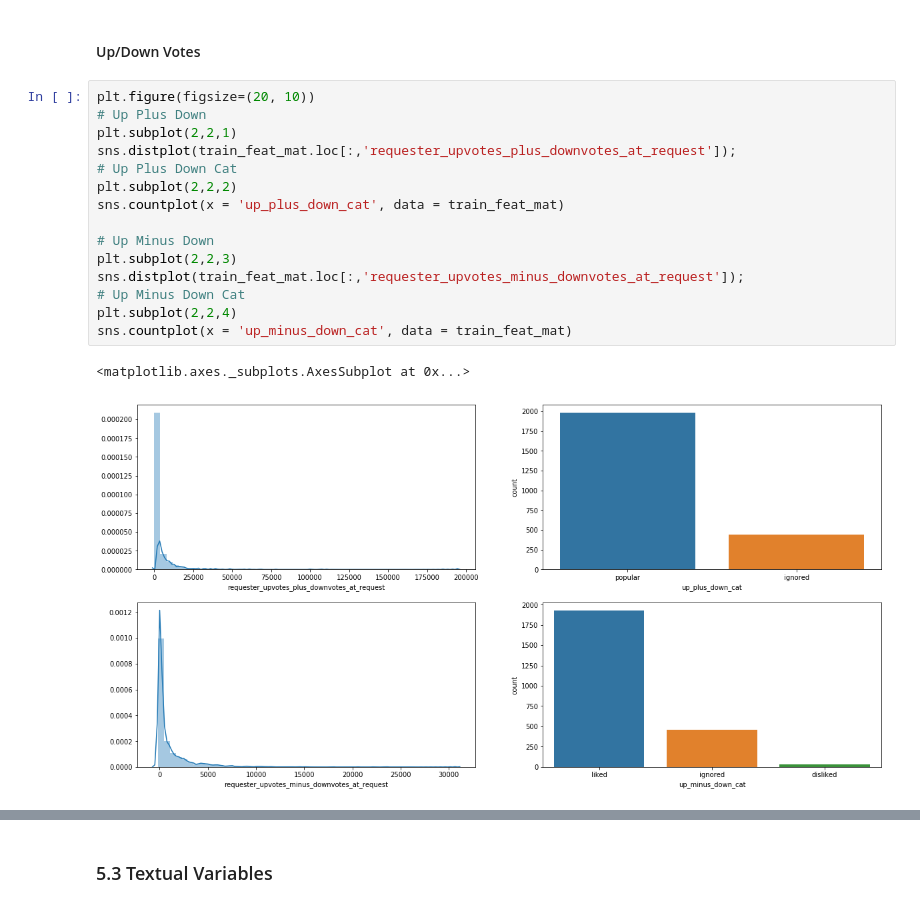
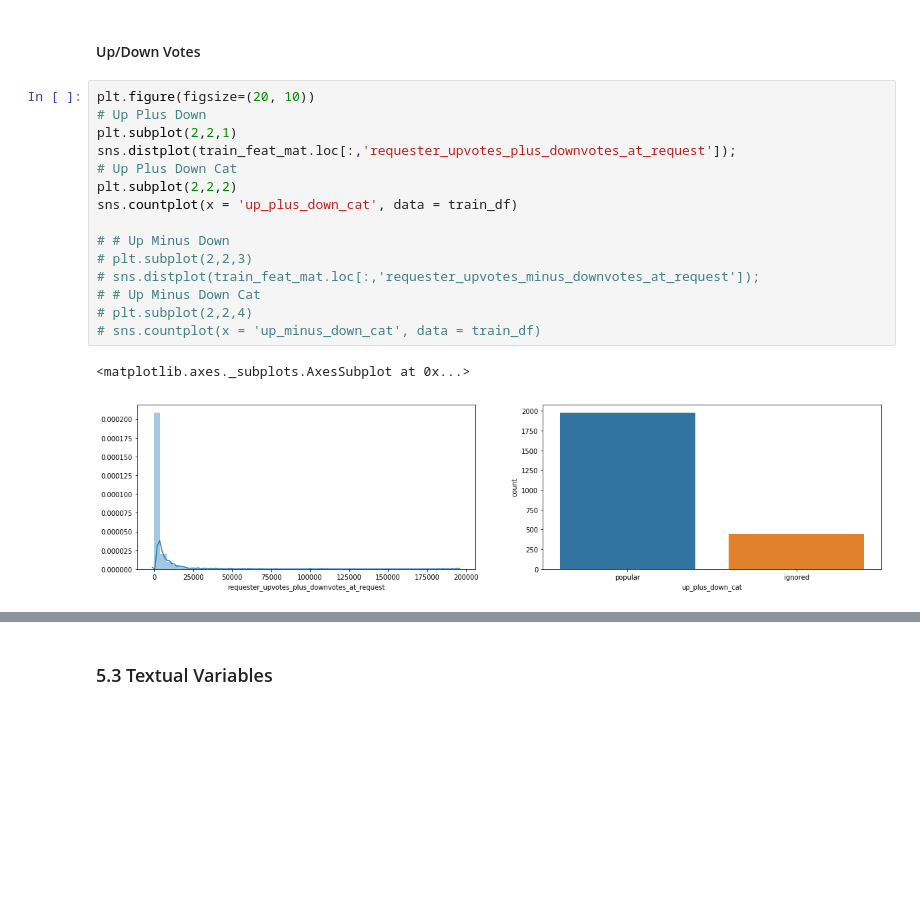
Before and after one commit to timspit/w207_final_project, a Jupyter notebook: Pizza Project_V0.1_JV.ipynb, the cells around one changed output, grey strips where cells are left out. Saved outputs shown, nothing was run; the diff lists cells and outputs as text; blank space fills up the shorter version.

```diff
--- a/Pizza Project_V0.1_JV.ipynb
+++ b/Pizza Project_V0.1_JV.ipynb
@@ -1184,21 +1149,21 @@ sns.countplot(x = 'comments_raop_cat', data = train_feat_mat)
 # %%
 plt.figure(figsize=(20, 10))
 # Up Plus Down
 plt.subplot(2,2,1)
 sns.distplot(train_feat_mat.loc[:,'requester_upvotes_plus_downvotes_at_request']);
 # Up Plus Down Cat
 plt.subplot(2,2,2)
-sns.countplot(x = 'up_plus_down_cat', data = train_feat_mat)
+sns.countplot(x = 'up_plus_down_cat', data = train_df)
 
-# Up Minus Down
-plt.subplot(2,2,3)
-sns.distplot(train_feat_mat.loc[:,'requester_upvotes_minus_downvotes_at_request']);
-# Up Minus Down Cat
-plt.subplot(2,2,4)
-sns.countplot(x = 'up_minus_down_cat', data = train_feat_mat)
+# # Up Minus Down
+# plt.subplot(2,2,3)
+# sns.distplot(train_feat_mat.loc[:,'requester_upvotes_minus_downvotes_at_request']);
+# # Up Minus Down Cat
+# plt.subplot(2,2,4)
+# sns.countplot(x = 'up_minus_down_cat', data = train_df)
 # %% [output]
 <matplotlib.axes._subplots.AxesSubplot at 0x...>
-[figure, old version]
+[figure, new version]
 # %% [markdown]
 <a id="fe_textual"></a>
 # %% [markdown]
```
Also changed, not shown: parts of 48 cells of this notebook.
